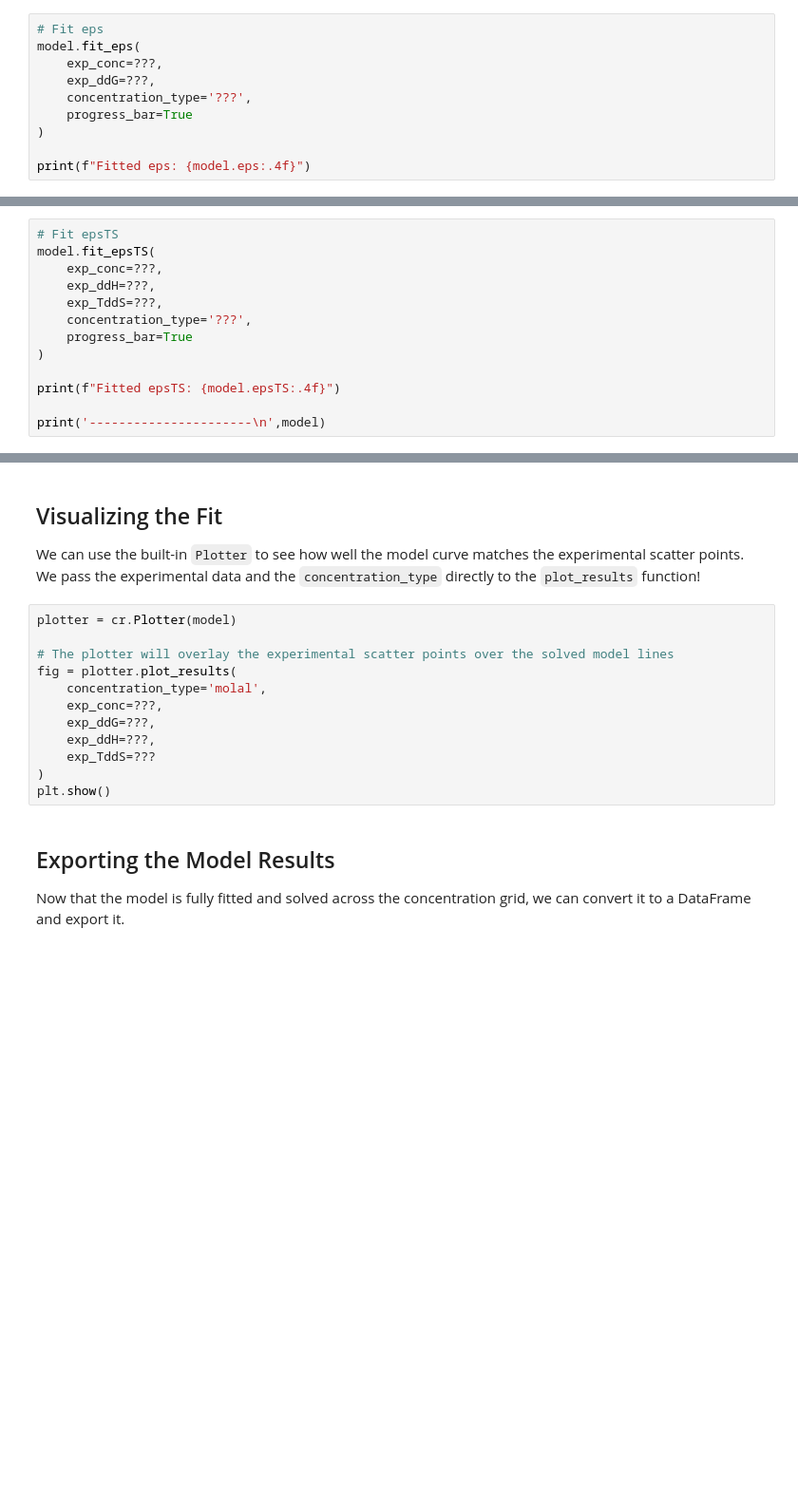
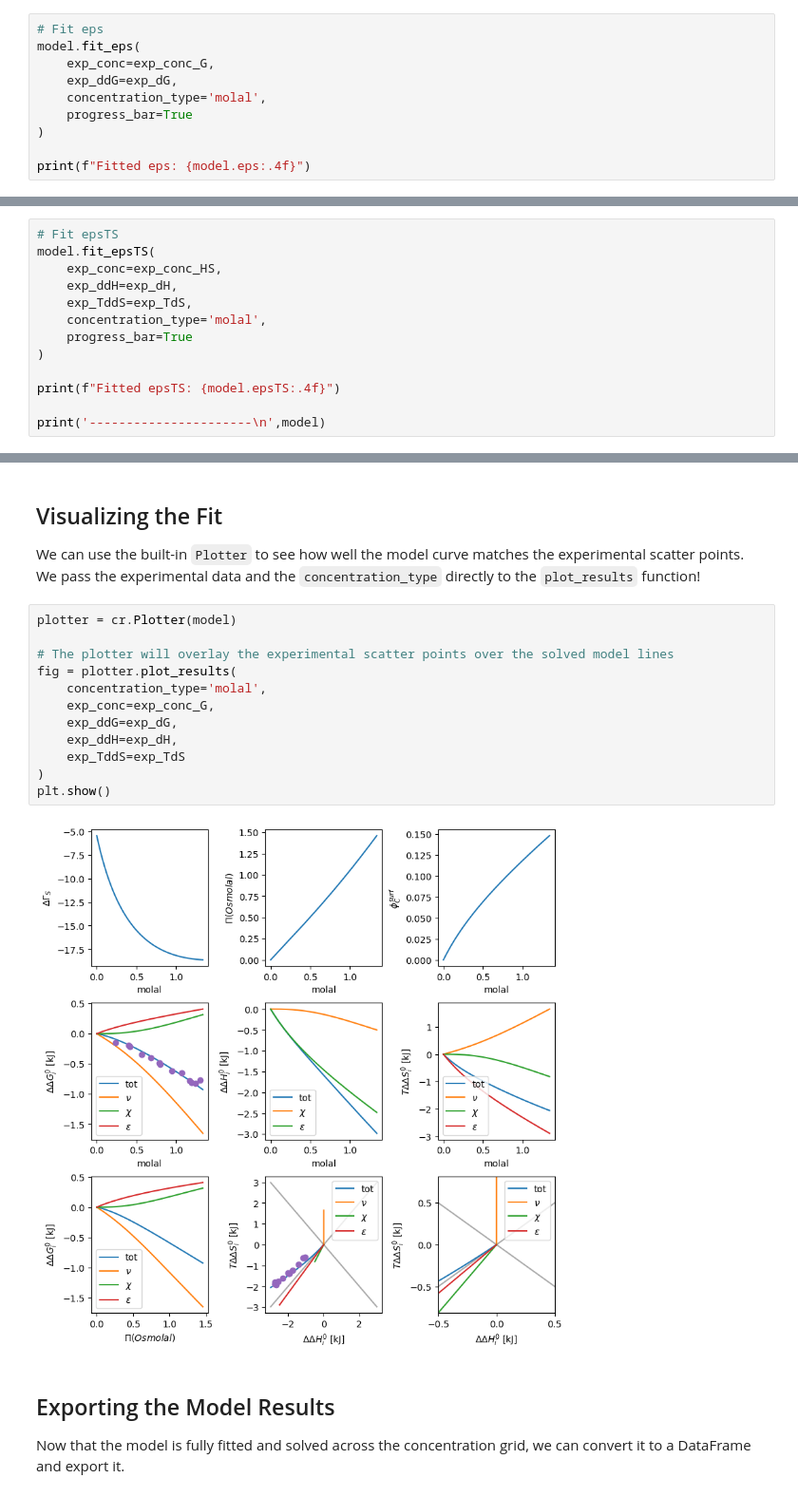
Before and after one commit to gilIolgenblum/CrowdingModeWorkshop, a Jupyter notebook: tutorials/02_fit_experimental_data.ipynb, the cells around one changed output, grey strips where cells are left out. Shown at 95% size. Saved outputs shown, nothing was run; the diff lists cells and outputs as text; blank space fills up the shorter version.

```diff
--- a/tutorials/02_fit_experimental_data.ipynb
+++ b/tutorials/02_fit_experimental_data.ipynb
@@ -106,9 +120,9 @@ We use the `fit_eps` method and explicitly pass `concentration_type="molal"`.
 # %%
 # Fit eps
 model.fit_eps(
-    exp_conc=???,
-    exp_ddG=???,
-    concentration_type='???',
+    exp_conc=exp_conc_G,
+    exp_ddG=exp_dG,
+    concentration_type='molal',
     progress_bar=True
 )
 
@@ -119,10 +141,10 @@ Next, now that $\varepsilon$ is fixed, we can fit the entropic component of the
 # %%
 # Fit epsTS
 model.fit_epsTS(
-    exp_conc=???,
-    exp_ddH=???,
-    exp_TddS=???,
-    concentration_type='???',
+    exp_conc=exp_conc_HS,
+    exp_ddH=exp_dH,
+    exp_TddS=exp_TdS,
+    concentration_type='molal',
     progress_bar=True
 )
 
@@ -135,15 +169,17 @@ We can use the built-in `Plotter` to see how well the model curve matches the ex
 # %%
 plotter = cr.Plotter(model)
 
 # The plotter will overlay the experimental scatter points over the solved model lines
 fig = plotter.plot_results(
     concentration_type='molal',
-    exp_conc=???,
-    exp_ddG=???,
-    exp_ddH=???,
-    exp_TddS=???
+    exp_conc=exp_conc_G,
+    exp_ddG=exp_dG,
+    exp_ddH=exp_dH,
+    exp_TddS=exp_TdS
 )
 plt.show()
+# %% [output]
+[figure, added]
 # %% [markdown]
 ## Exporting the Model Results
 Now that the model is fully fitted and solved across the concentration grid, we can convert it to a DataFrame and export it.
```
Also changed, not shown: parts of 5 cells of this notebook, 11 other files.
